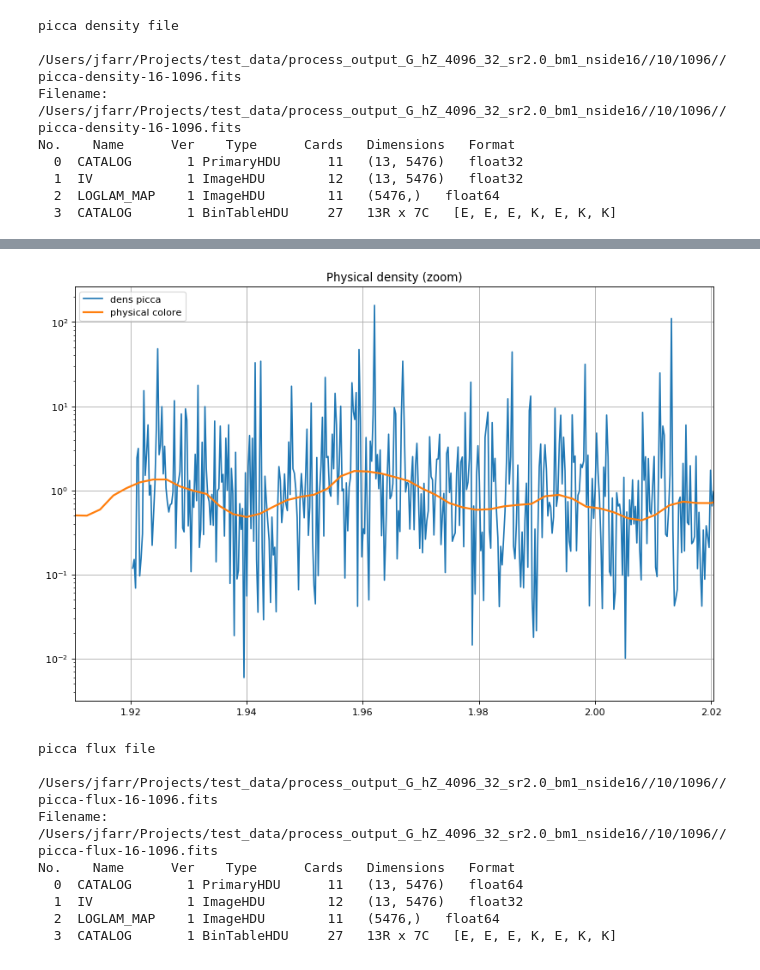
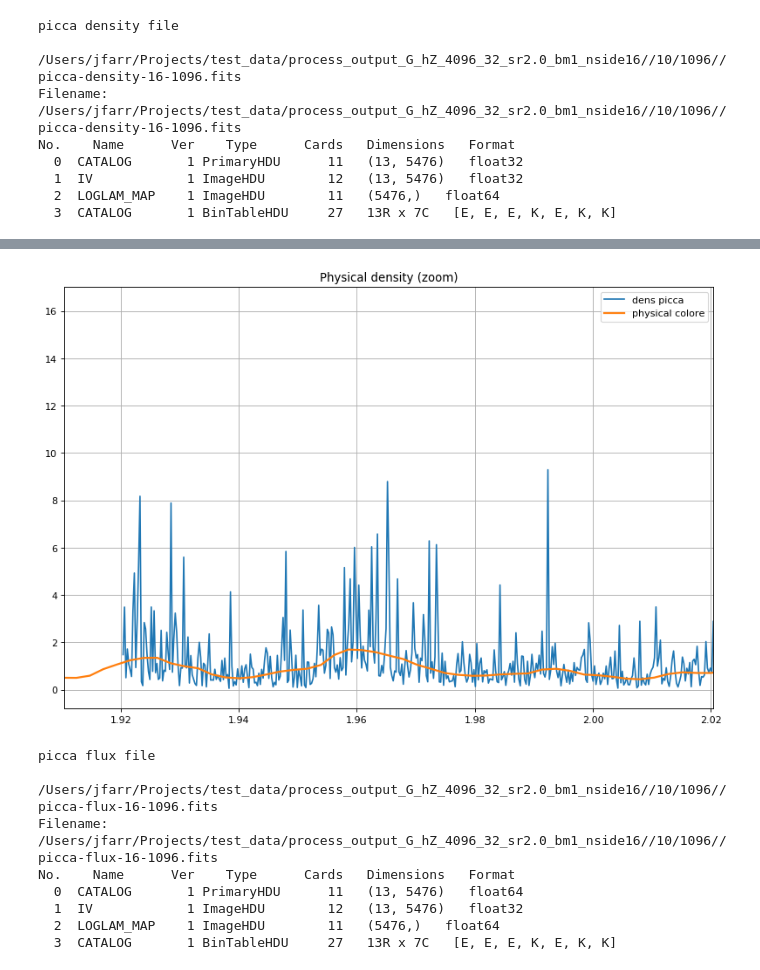
Before and after one commit to igmhub/LyaCoLoRe, a Jupyter notebook: example_scripts/plot_processed_files.ipynb, the cells around one changed output, grey strips where cells are left out. Saved outputs shown, nothing was run; the diff lists cells and outputs as text; code cells hidden in the pictures.

```diff
--- a/example_scripts/plot_processed_files.ipynb
+++ b/example_scripts/plot_processed_files.ipynb
@@ -192,16 +192,16 @@ plt.show()
 # %%
 plt.figure(figsize=(12, 8), dpi= 80, facecolor='w', edgecolor='k')
 plt.plot(picca_zs,picca_dens_delta[:,iskewer]+1,label='dens picca')
 plt.plot(phys_dens_zs,phys_dens[iskewer]+1,lw=2,label='physical colore')
 plt.axvline(x=zq[iskewer],c=(0.5,0.5,0.5))
 plt.xlim(np.min(picca_zs)-0.01,np.min(picca_zs)+0.1)
 plt.title('Physical density (zoom)')
-plt.semilogy()
+#plt.semilogy()
 plt.legend()
 plt.grid()
 plt.show()
 # %% [output]
-[figure, old version]
+[figure, new version]
 # %%
 # picca flux
 picca_flux_file = dirname+'/picca-flux-'+suffix
```
Also changed, not shown: parts of 5 cells of this notebook, 5 other files.
